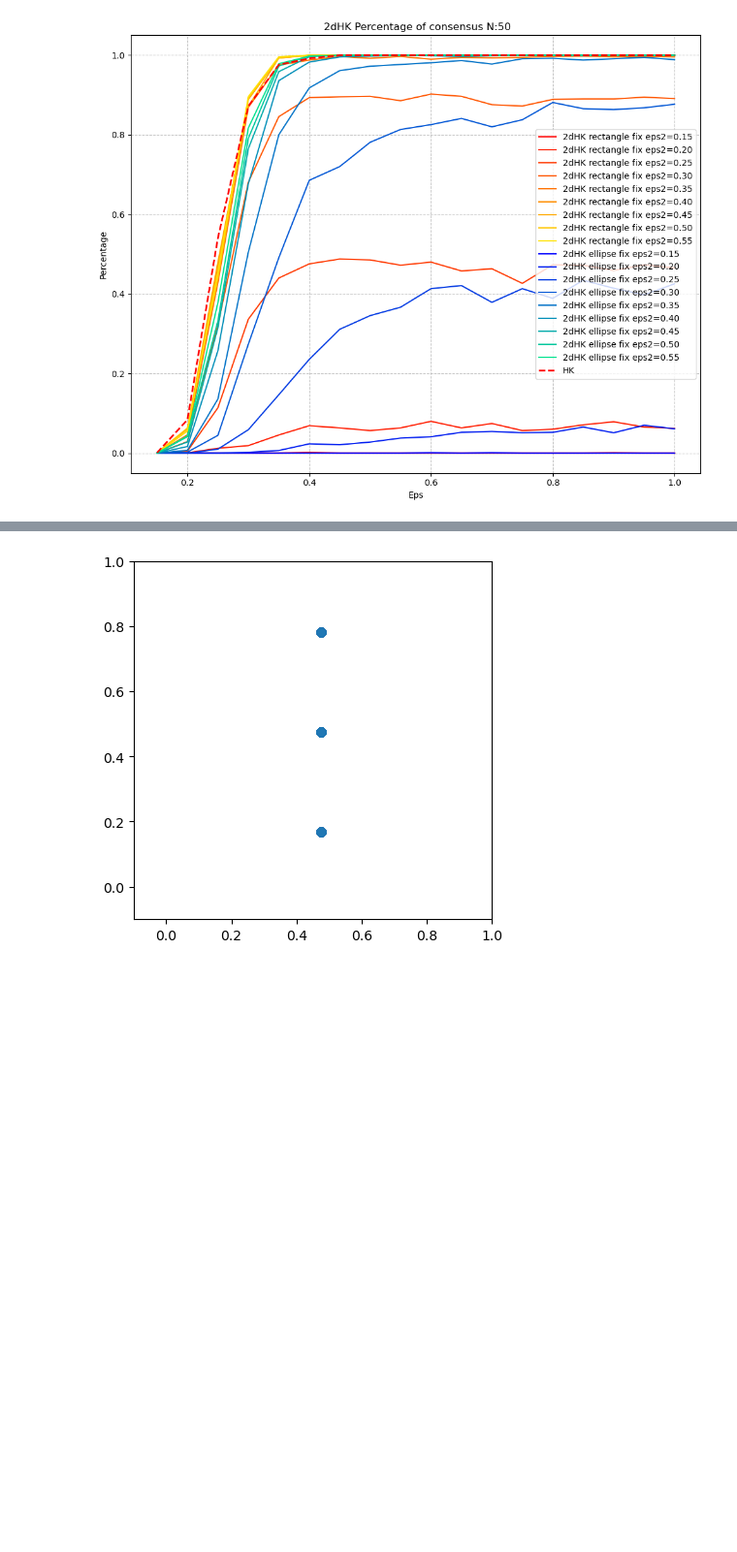
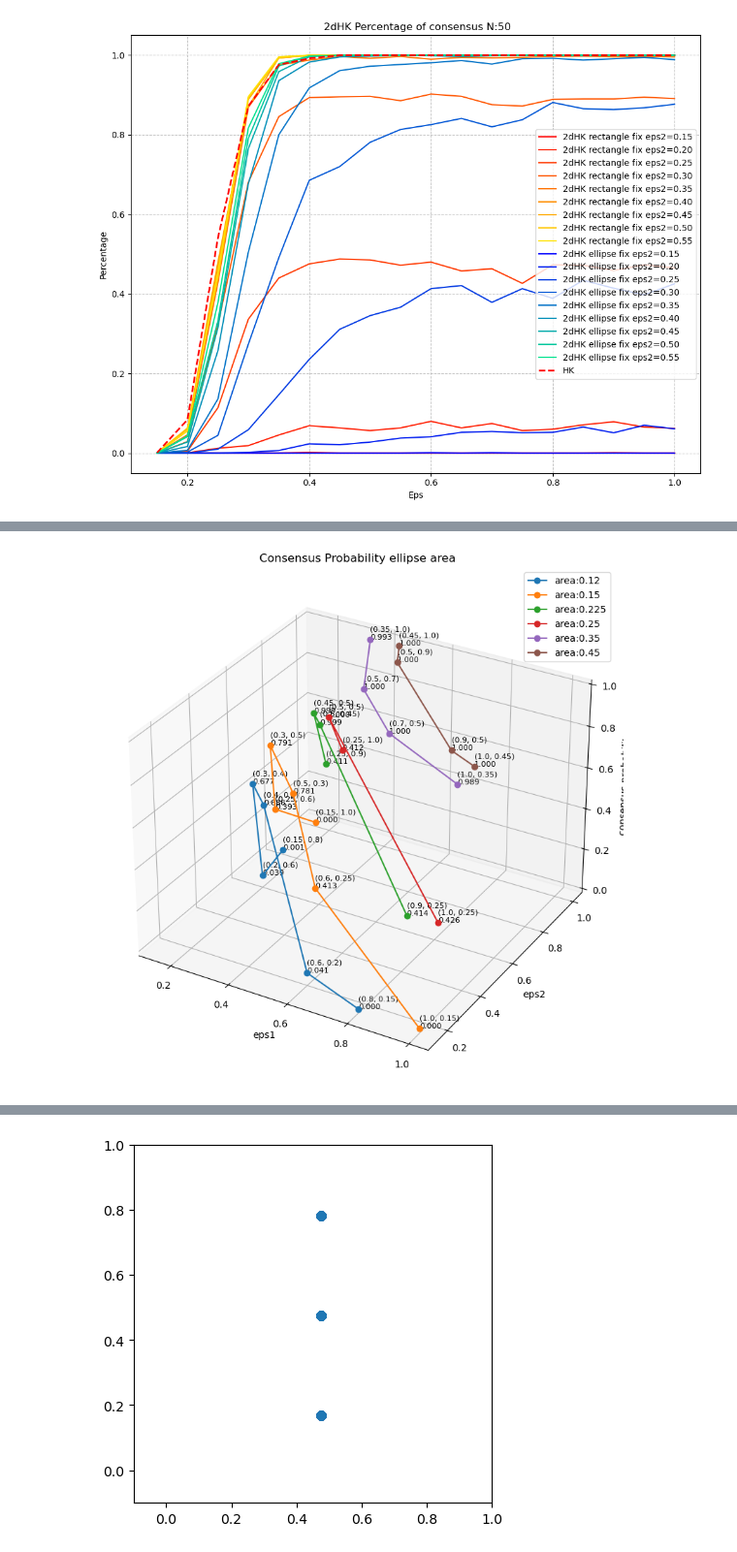
Before and after one commit to ash00748/Hegselmann-Krause-project, a Jupyter notebook: 2d HK/2dHK_confidence_forms.ipynb, the cells around one changed output, grey strips where cells are left out. Shown at 97% size. Drawn from its saved outputs; the diff is of its cells as text; code cells hidden in the pictures; blank space fills up the shorter version.

```diff
--- a/2d HK/2dHK_confidence_forms.ipynb
+++ b/2d HK/2dHK_confidence_forms.ipynb
@@ -403,0 +288,12 @@ draw_HK_2D_simulation(res_arr,N=N, R=(round(R[0], 3), round(R[1], 3)),text=f'{ro
+# %%
+def ellipse_area(a,b):
+    return a*b
+
+area_map = {}
+for a, b in R_array:
+    s = ellipse_area(a,b)
+    if s in area_map:
+        area_map.get(s).append((a,b))
+    else:
+        area_map[s] = [(a,b)]
+area_map
@@ -403,0 +337,49 @@ draw_HK_2D_simulation(res_arr,N=N, R=(round(R[0], 3), round(R[1], 3)),text=f'{ro
+# %%
+import pandas as pd
+import matplotlib.pyplot as plt
+
+# Your list of points
+name = "ellipse"
+
+df = consensus_data.query('N == @N and confidence == @name')
+ax = plt.figure(figsize=(10, 8)).add_subplot(projection='3d')
+
+for area in [0.12,0.15,0.225, 0.25, 0.35, 0.45]:
+# Create a list to store corresponding consensus_probability values
+    consensus_values = []
+    points = area_map[area]
+
+    # Find matching values in the dataframe
+    for eps1, eps2 in points:
+        # Find the matching row in dataframe d
+        mask = (df['eps1'] == eps1) & (df['eps2'] == eps2)
+        if any(mask):
+            consensus_values.append(df[mask]['consensus_probabity'].values[0]/df[mask]['simulation_count'].values[0])
+        else:
+            print(f"No match found for eps1={eps1}, eps2={eps2}")
+
+    # Create the plot
+
+
+    ax.plot3D([p[0] for p in points], [p[1] for p in points], consensus_values, marker='o', label=f"area:{area}")
+    for (eps1, eps2), cons_prob in zip(points, consensus_values):
+        ax.text(eps1, eps2, cons_prob,
+                f'({eps1}, {eps2})\n{cons_prob:.3f}',
+                size=8,
+                zorder=1,
+                bbox=dict(facecolor='white', alpha=0.0, edgecolor='none'))
+
+# Add labels and title
+ax.set_xlabel('eps1')
+ax.set_ylabel('eps2')
+ax.set_zlabel('consensus probability')
+plt.title(f'Consensus Probability {name} area')
+
+# Add grid
+plt.grid(True, linestyle='--', alpha=0.7)
+
+ax.legend()
+plt.tight_layout()
+plt.show()
+# %% [output]
+[figure, added]
```
Also changed, not shown: parts of 34 cells of this notebook, 1 other file.
